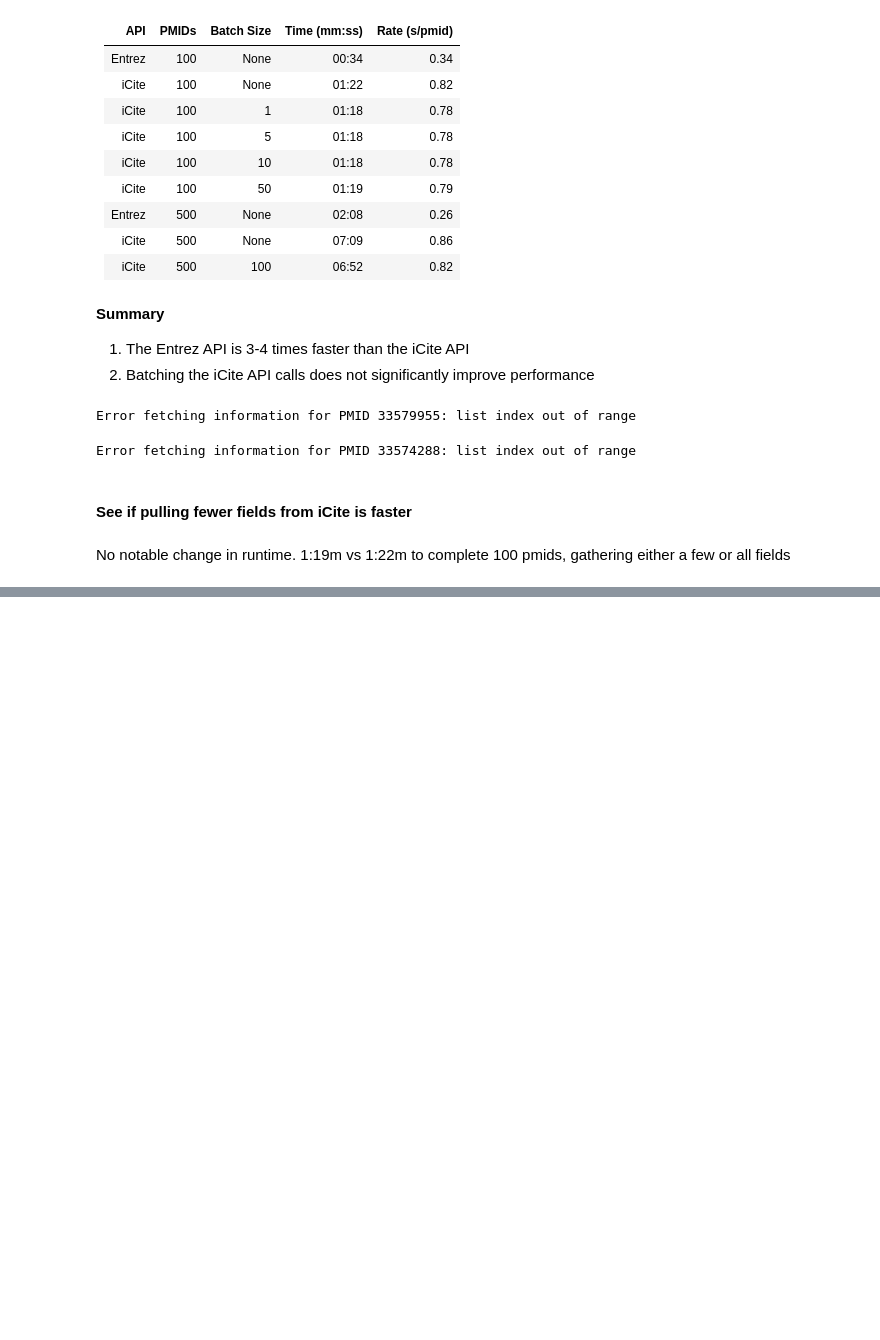
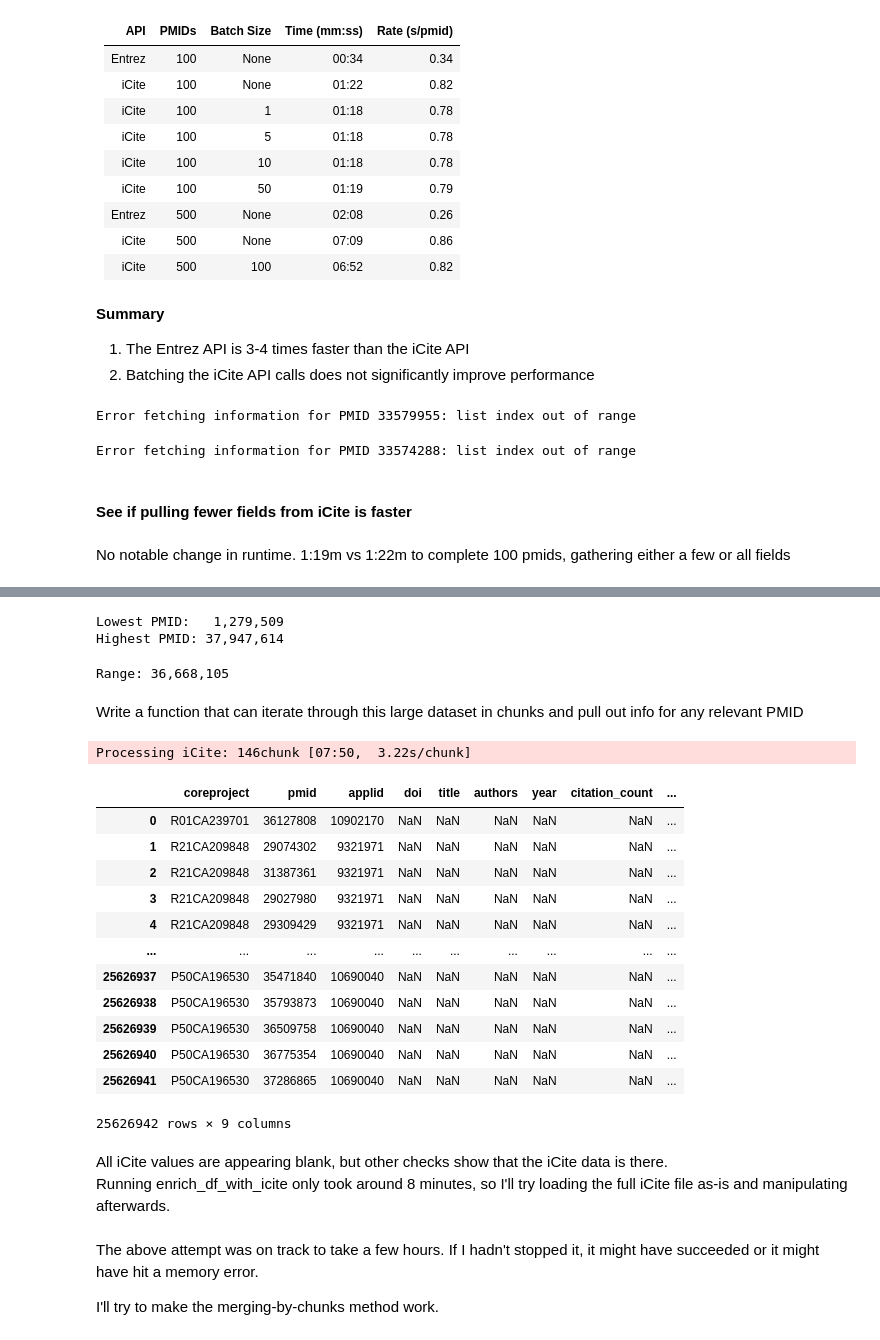
Before and after one commit to CBIIT/INS-Data, a Jupyter notebook: notebooks/08_gather_publications_icite.ipynb, the cells around one changed output, grey strips where cells are left out. Saved outputs shown, nothing was run; the diff lists cells and outputs as text; code cells hidden in the pictures; blank space fills up the shorter version.

```diff
--- a/notebooks/08_gather_publications_icite.ipynb
+++ b/notebooks/08_gather_publications_icite.ipynb
@@ -422,0 +467,3 @@ No notable change in runtime. 1:19m vs 1:22m to complete 100 pmids, gathering ei
+# %%
+# Set columns of intersest to pull from iCite
+cols = ['pmid','doi','title','authors','year','citation_count','relative_citation_ratio']
@@ -422,0 +505,72 @@ No notable change in runtime. 1:19m vs 1:22m to complete 100 pmids, gathering ei
+# %%
+# Find highest PMID in the gathered PMID list.
+print(f"Lowest PMID:   {df_pmid['pmid'].min():,}\n"
+      f"Highest PMID: {df_pmid['pmid'].max():,}")
+# %% [output]
+Lowest PMID:   1,279,509
+Highest PMID: 37,947,614
+# %%
+print(f"Range: {37947614-1279509:,}")
+# %% [output]
+Range: 36,668,105
+# %% [markdown]
+Write a function that can iterate through this large dataset in chunks and pull out info for any relevant PMID
+# %%
+# THERE IS AN UPDATED VERSION OF THIS FUNCTION LATER
+def enrich_df_with_icite(df_pmid, icite_filepath, cols=None, chunk_size=250000):
+    """
+    Enrich a DataFrame with iCite data using chunks.
+
+    :param df_pmid (pd.DataFrame): DataFrame containing PMID-related data.
+    :param icite_filepath (str): Path to the zipped iCite CSV file.
+    :param cols (list): List of columns to select from df_pmid before merging.
+                   If None, all columns from df_pmid are used.
+    :param chunk_size (int): Number of rows to read per chunk.
+
+    :return: pd.DataFrame: Enriched DataFrame with iCite data.
+    """
+
+    # If cols is not specified, use all columns from df_pmid
+    if cols is None:
+        cols = df_pmid.columns.tolist()
+
+    # Initialize an empty DataFrame to store the enriched data
+    df_enriched = pd.DataFrame()
+
+    # Create a tqdm wrapper around the generator to track progress
+    chunks = tqdm(pd.read_csv(icite_filepath, compression='zip', chunksize=chunk_size),
+                  desc="Processing iCite", unit="chunk")
+
+    # Iterate through chunks of the iCite DataFrame
+    for chunk in chunks:
+        # Merge only the specified columns from df_pmid
+        df_merged = pd.merge(df_pmid, chunk[cols], how='left', on='pmid')
+
+        # Append the merged DataFrame to the result
+        df_enriched = pd.concat([df_enriched, df_merged], ignore_index=True)
+
+    return df_enriched
+# %%
+# Make it go
+df_pmid_enriched = enrich_df_with_icite(df_pmid, icite_filepath, cols)
+# %% [output]
+Processing iCite: 146chunk [07:50,  3.22s/chunk]
+# %%
+df_pmid_enriched
+# %% [output]
+|  | coreproject | pmid | applid | doi | title | authors | year | citation_count | ... |
+| 0 | R01CA239701 | 36127808 | 10902170 | NaN | NaN | NaN | NaN | NaN | ... |
+| 1 | R21CA209848 | 29074302 | 9321971 | NaN | NaN | NaN | NaN | NaN | ... |
+| 2 | R21CA209848 | 31387361 | 9321971 | NaN | NaN | NaN | NaN | NaN | ... |
+| 3 | R21CA209848 | 29027980 | 9321971 | NaN | NaN | NaN | NaN | NaN | ... |
+| 4 | R21CA209848 | 29309429 | 9321971 | NaN | NaN | NaN | NaN | NaN | ... |
+| ... | ... | ... | ... | ... | ... | ... | ... | ... | ... |
+| 25626937 | P50CA196530 | 35471840 | 10690040 | NaN | NaN | NaN | NaN | NaN | ... |
+| 25626938 | P50CA196530 | 35793873 | 10690040 | NaN | NaN | NaN | NaN | NaN | ... |
+| 25626939 | P50CA196530 | 36509758 | 10690040 | NaN | NaN | NaN | NaN | NaN | ... |
+| 25626940 | P50CA196530 | 36775354 | 10690040 | NaN | NaN | NaN | NaN | NaN | ... |
+| 25626941 | P50CA196530 | 37286865 | 10690040 | NaN | NaN | NaN | NaN | NaN | ... |
+25626942 rows × 9 columns
+# %% [markdown]
+All iCite values are appearing blank, but other checks show that the iCite data is there.
+Running enrich_df_with_icite only took around 8 minutes, so I'll try loading the full iCite file as-is and manipulating afterwards.
@@ -422,0 +604,4 @@ No notable change in runtime. 1:19m vs 1:22m to complete 100 pmids, gathering ei
+# %% [markdown]
+The above attempt was on track to take a few hours. If I hadn't stopped it, it might have succeeded or it might have hit a memory error.
+
+I'll try to make the merging-by-chunks method work.
```
Also changed, not shown: parts of 59 cells of this notebook, 4 other files.
